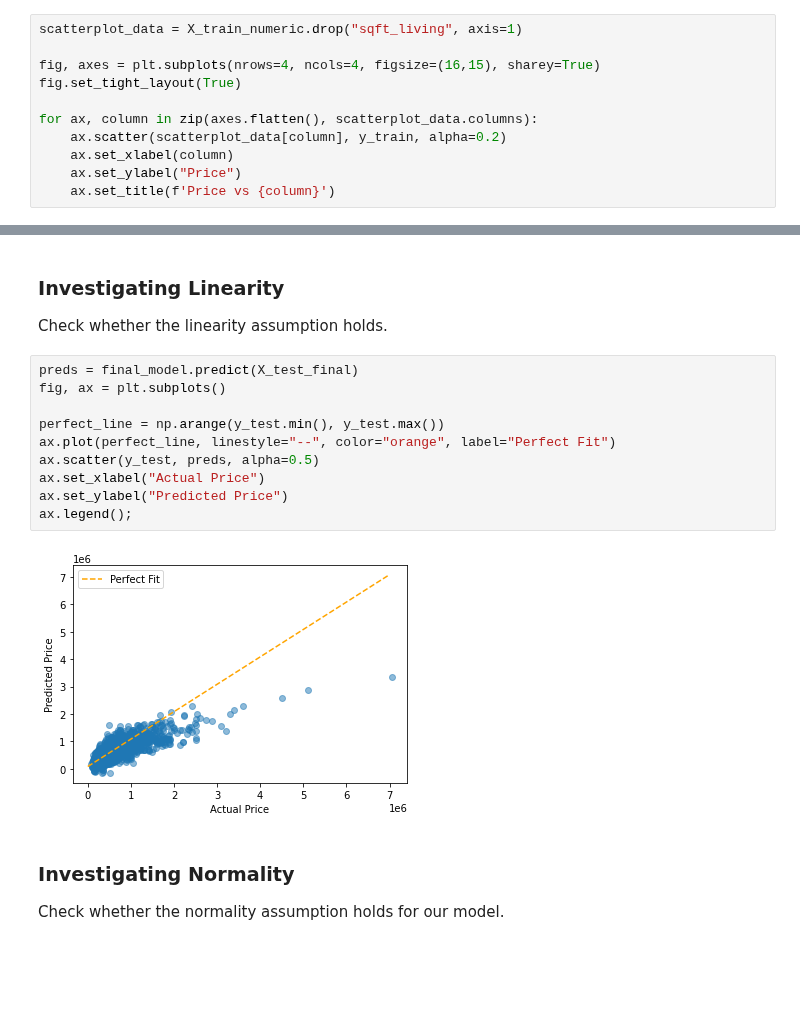
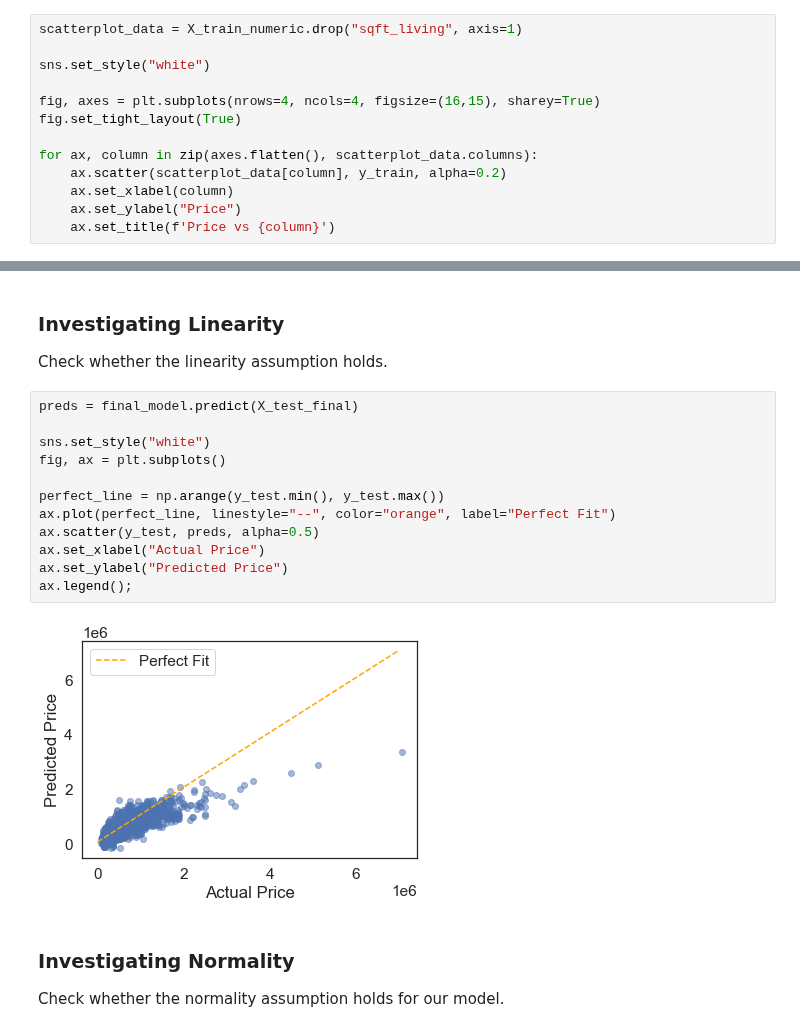
Before and after one commit to miazfryer/King_County_Regression, a Jupyter notebook: Sejin.ipynb, the cells around one changed output, grey strips where cells are left out. Saved outputs shown, nothing was run; the diff lists cells and outputs as text; blank space fills up the shorter version.

```diff
--- a/Sejin.ipynb
+++ b/Sejin.ipynb
@@ -342,6 +344,8 @@ X_train_numeric
 17276 rows × 17 columns
 # %%
 scatterplot_data = X_train_numeric.drop("sqft_living", axis=1)
+
+sns.set_style("white")
 
 fig, axes = plt.subplots(nrows=4, ncols=4, figsize=(16,15), sharey=True)
 fig.set_tight_layout(True)
@@ -628,16 +632,18 @@ Intercept: 6185401.270327588
 Check whether the linearity assumption holds.
 # %%
 preds = final_model.predict(X_test_final)
+
+sns.set_style("white")
 fig, ax = plt.subplots()
 
 perfect_line = np.arange(y_test.min(), y_test.max())
 ax.plot(perfect_line, linestyle="--", color="orange", label="Perfect Fit")
 ax.scatter(y_test, preds, alpha=0.5)
 ax.set_xlabel("Actual Price")
 ax.set_ylabel("Predicted Price")
 ax.legend();
 # %% [output]
-[figure, old version]
+[figure, new version]
 # %% [markdown]
 
 ### Investigating Normality
```
Also changed, not shown: parts of 9 cells of this notebook.
